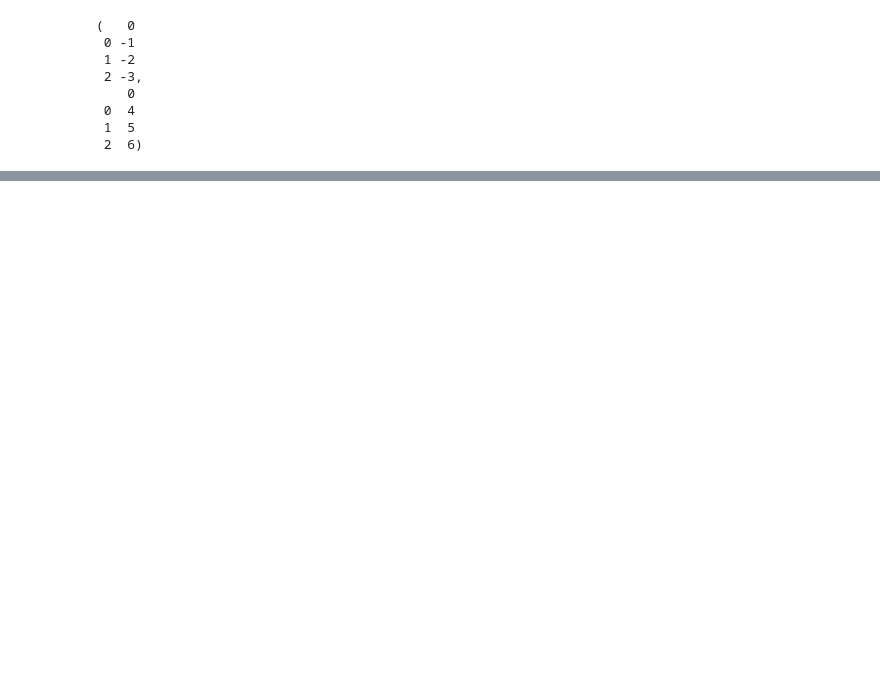
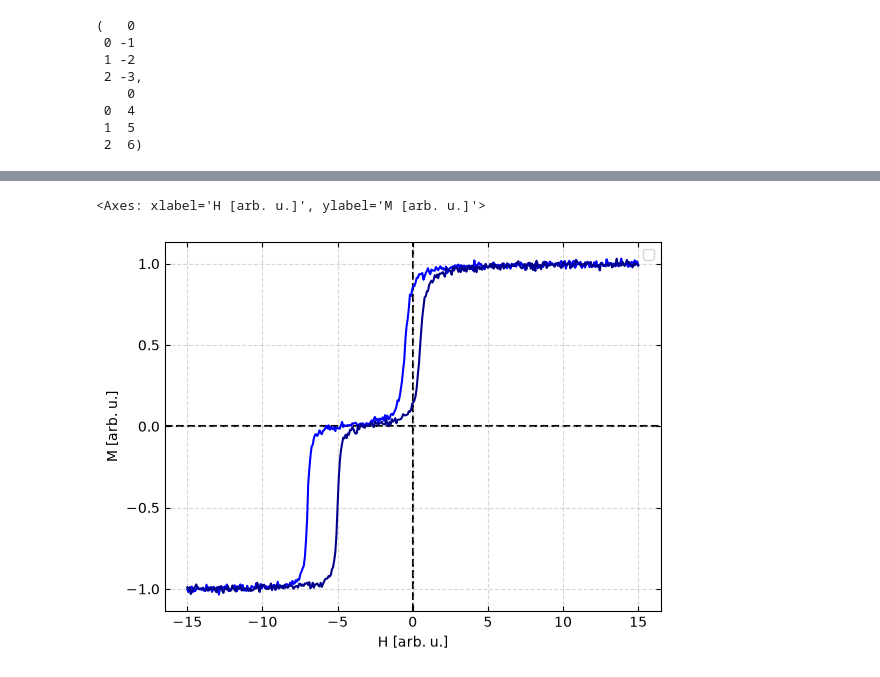
Before and after one commit to exp4-age/evaluix, a Jupyter notebook: EvaluixTestingField.ipynb, the cells around one changed output, grey strips where cells are left out. Drawn from its saved outputs; the diff is of its cells as text; code cells hidden in the pictures; blank space fills up the shorter version.

```diff
--- a/EvaluixTestingField.ipynb
+++ b/EvaluixTestingField.ipynb
@@ -122,0 +121,6 @@ plt.show()
+# %%
+fig, ax = plt.subplots()
+hf.plot_loop(fields, magnetization, ax)
+# %% [output]
+<Axes: xlabel='H [arb. u.]', ylabel='M [arb. u.]'>
+[figure, added]
```
Also changed, not shown: parts of 4 cells of this notebook, 29 other files.
